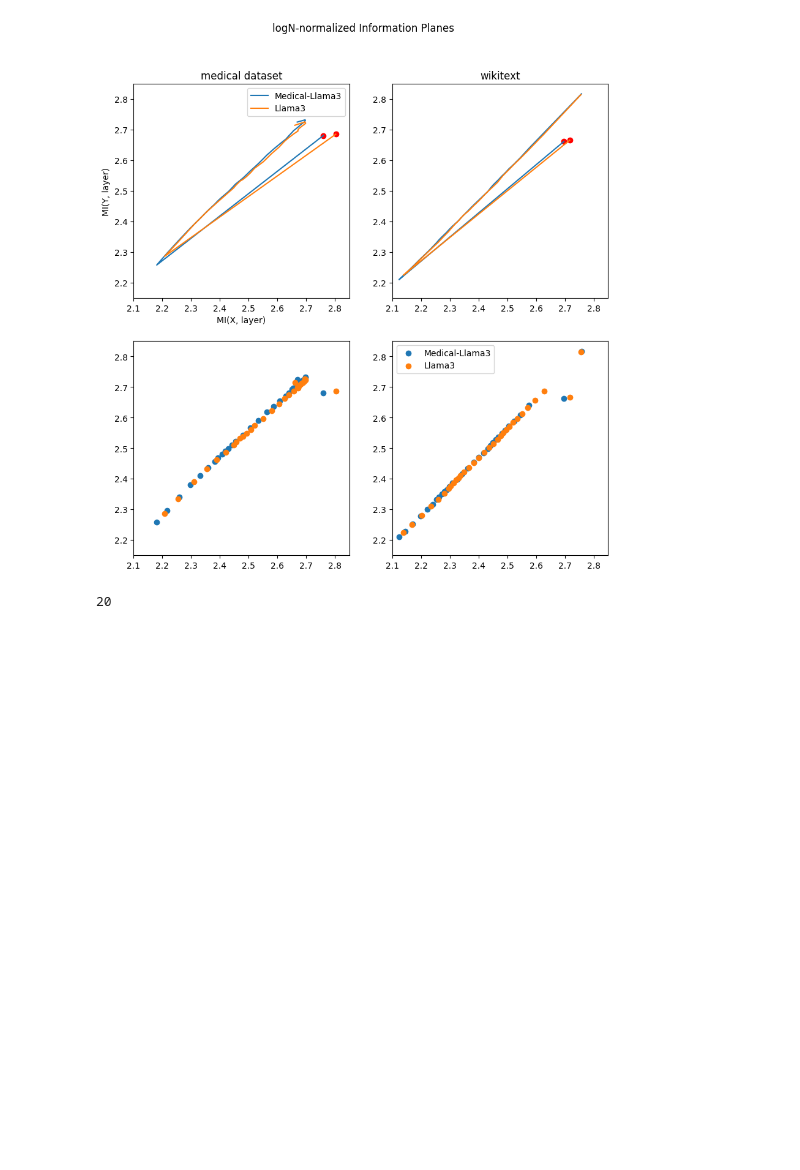
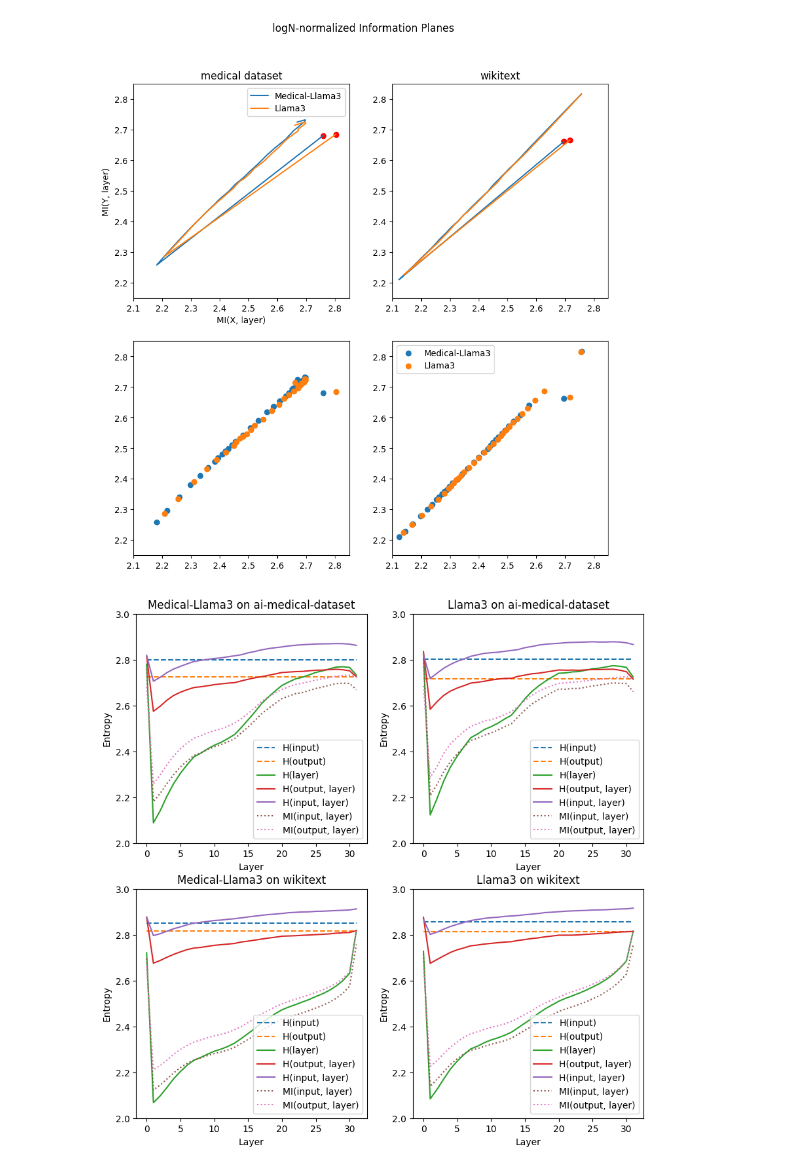
Before and after one commit to OFSkean/information_flow, a Jupyter notebook: experiments/medical-ood-comparison.ipynb, the cells around one changed output. Cells and saved outputs as stored; diff of their text form; code cells hidden in the pictures; blank space fills up the shorter version.

Commit message:
added more visuals for medical ood

```diff
--- a/experiments/medical-ood-comparison.ipynb
+++ b/experiments/medical-ood-comparison.ipynb
@@ -32,3 +30,5 @@ VBox(children=(HTML(value='<center> <img\nsrc=https://huggingface.co/front/asset
+# %%
+output_file_name = "results/medical-ood-results/results.pickle"
 # %% [markdown]
 ## Check models, tokenizers, and datasets
 # %% [markdown]
@@ -205,3 +204,7 @@ print(model_dataset_mis[model_name]['ai-medical-dataset']['output'])
+# %%
+# load in results
+with open(output_file_name, 'rb') as f:
+    model_dataset_mis = pickle.load(f)
 # %%
 fig, axes = plt.subplots(2, 2, figsize=(10, 10))
 
@@ -209,19 +212,19 @@ for dataset_idx, dataset_name in enumerate(dataset_names):
     for model_name in model_names:
         print(dataset_idx, dataset_name, model_name)
         axes[0][dataset_idx].plot(
-            model_dataset_mis[model_name][dataset_name]['input'],
-            model_dataset_mis[model_name][dataset_name]['output'],
+            model_dataset_mis[model_name][dataset_name]['mi_input_layer'],
+            model_dataset_mis[model_name][dataset_name]['mi_output_layer'],
             label=model_name)
 
         axes[1][dataset_idx].scatter(
-            model_dataset_mis[model_name][dataset_name]['input'],
-            model_dataset_mis[model_name][dataset_name]['output'],
+            model_dataset_mis[model_name][dataset_name]['mi_input_layer'],
+            model_dataset_mis[model_name][dataset_name]['mi_output_layer'],
             label=model_name)
 
         # highlight first point
         axes[0][dataset_idx].scatter(
-            model_dataset_mis[model_name][dataset_name]['input'][0],
-            model_dataset_mis[model_name][dataset_name]['output'][0],
+            model_dataset_mis[model_name][dataset_name]['mi_input_layer'][0],
+            model_dataset_mis[model_name][dataset_name]['mi_output_layer'][0],
              color='red')
 
 for ax, col in zip(axes[0], ['medical dataset', 'wikitext']):
@@ -244,7 +247,35 @@ plt.legend()
 1 wikitext Llama3
 <matplotlib.legend.Legend at 0x...>
 [figure]
-# %%
-len(get_dataloader(tokenizer, 'ai-medical-dataset', split="train", num_samples=20))
-# %% [output]
-20
+# %%
+# plot entropy vs layer
+fig, axes = plt.subplots(2, 2, figsize=(10, 10))
+
+for dataset_idx, dataset_name in enumerate(dataset_names):
+    for model_idx, model_name in enumerate(model_names):
+        layers = list(range(0, len(model_dataset_mis[model_name][dataset_name]['ent_layer'])))
+
+
+        axes[dataset_idx][model_idx].plot(layers, model_dataset_mis[model_name][dataset_name]['ent_input'],
+            label='H(input)', linestyle='--')
+        axes[dataset_idx][model_idx].plot(layers, model_dataset_mis[model_name][dataset_name]['ent_output'],
+            label='H(output)', linestyle='--')
+        axes[dataset_idx][model_idx].plot(layers, model_dataset_mis[model_name][dataset_name]['ent_layer'],
+            label='H(layer)')
+        axes[dataset_idx][model_idx].plot(layers, model_dataset_mis[model_name][dataset_name]['ent_joint_output_layer'],
+            label='H(output, layer)')
+        axes[dataset_idx][model_idx].plot(layers, model_dataset_mis[model_name][dataset_name]['ent_joint_input_layer'],
+            label='H(input, layer)')
+        axes[dataset_idx][model_idx].plot(layers, model_dataset_mis[model_name][dataset_name]['mi_input_layer'],
+            label='MI(input, layer)', linestyle=':')
+        axes[dataset_idx][model_idx].plot(layers, model_dataset_mis[model_name][dataset_name]['mi_output_layer'],
+            label='MI(output, layer)', linestyle=':')
+
+        axes[dataset_idx][model_idx].set_title(f"{model_name} on {dataset_name}")
+        axes[dataset_idx][model_idx].set_xlabel("Layer")
+        axes[dataset_idx][model_idx].set_ylabel("Entropy")
+        axes[dataset_idx][model_idx].legend()
+
+        axes[dataset_idx][model_idx].set_ylim(2, 3)
+# %% [output]
+[figure, added]
```
Also changed, not shown: parts of 6 cells of this notebook.
